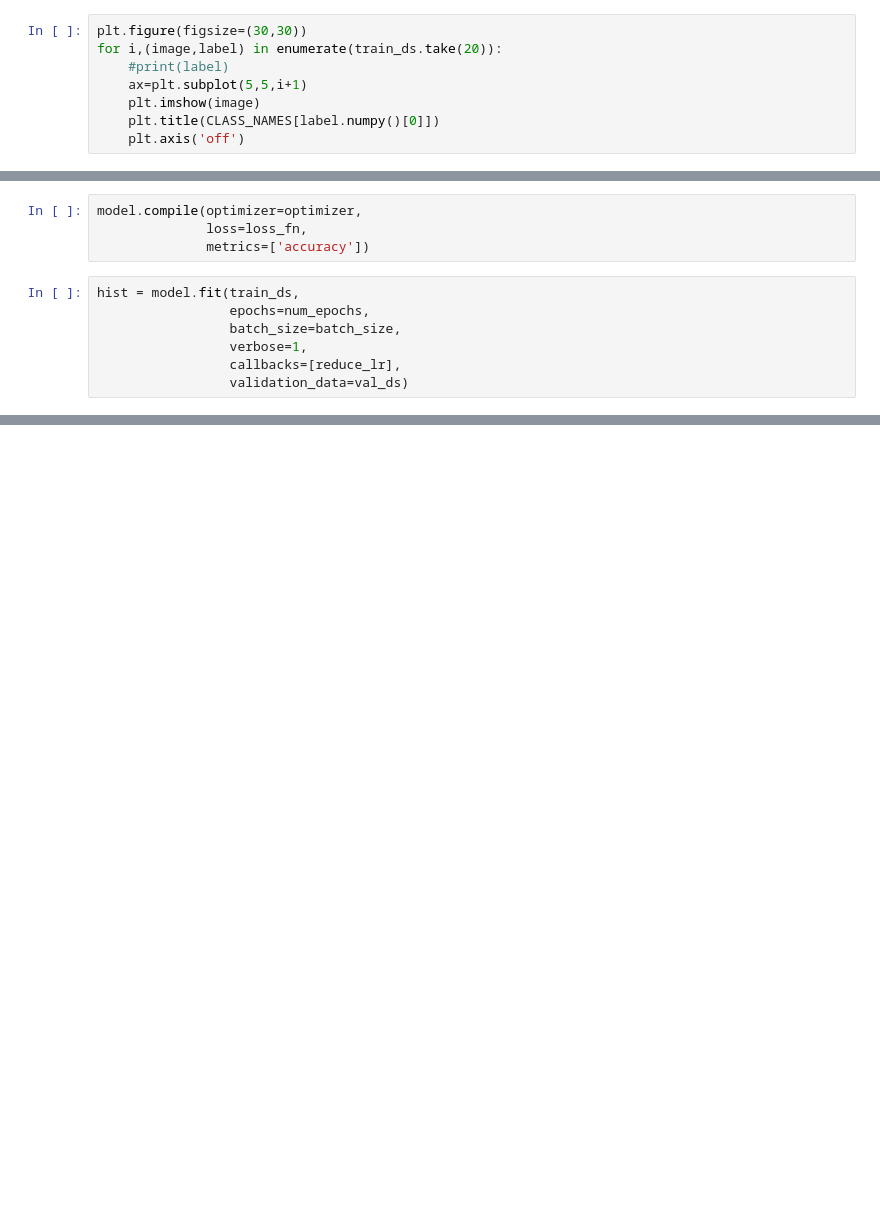
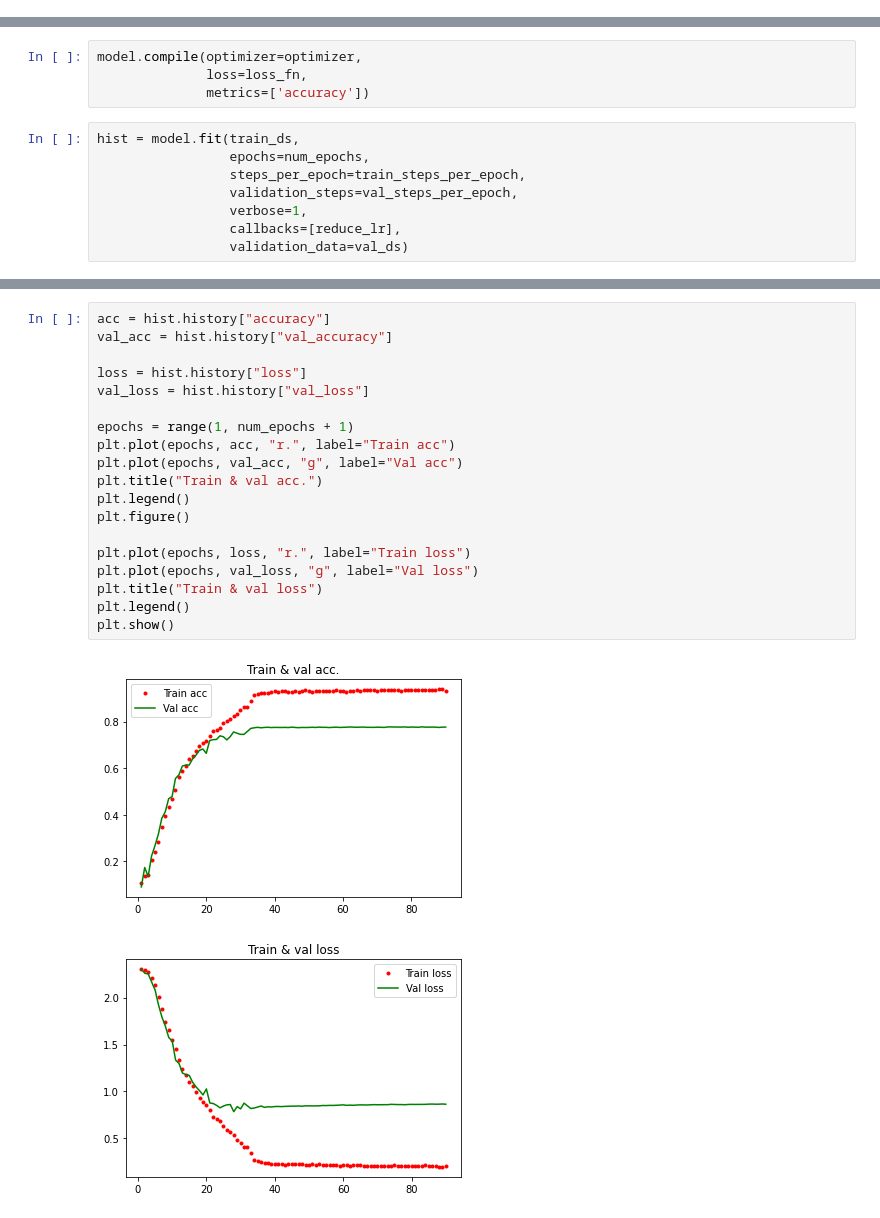
Before and after one commit to GeunCheolOh/build_the_model, a Jupyter notebook: AlexNet/AlexNet_on_imagenette.ipynb, the cells around one changed output, grey strips where cells are left out. Cells and saved outputs as stored; diff of their text form; blank space fills up the shorter version.

```diff
--- a/AlexNet/AlexNet_on_imagenette.ipynb
+++ b/AlexNet/AlexNet_on_imagenette.ipynb
@@ -32,11 +28,3 @@ Dataset imagenette downloaded and prepared to /root/tensorflow_datasets/imagenet
-# %%
-plt.figure(figsize=(30,30))
-for i,(image,label) in enumerate(train_ds.take(20)):
-    #print(label)
-    ax=plt.subplot(5,5,i+1)
-    plt.imshow(image)
-    plt.title(CLASS_NAMES[label.numpy()[0]])
-    plt.axis('off')
 # %%
 fig = tfds.show_examples(train_ds, ds_info)
 # %% [output]
@@ -298,7 +286,8 @@ model.compile(optimizer=optimizer,
 # %%
 hist = model.fit(train_ds,
                  epochs=num_epochs,
-                 batch_size=batch_size,
+                 steps_per_epoch=train_steps_per_epoch,
+                 validation_steps=val_steps_per_epoch,
                  verbose=1,
                  callbacks=[reduce_lr],
                  validation_data=val_ds)
@@ -306,0 +314,22 @@ Epoch 1/90
+# %%
+acc = hist.history["accuracy"]
+val_acc = hist.history["val_accuracy"]
+
+loss = hist.history["loss"]
+val_loss = hist.history["val_loss"]
+
+epochs = range(1, num_epochs + 1)
+plt.plot(epochs, acc, "r.", label="Train acc")
+plt.plot(epochs, val_acc, "g", label="Val acc")
+plt.title("Train & val acc.")
+plt.legend()
+plt.figure()
+
+plt.plot(epochs, loss, "r.", label="Train loss")
+plt.plot(epochs, val_loss, "g", label="Val loss")
+plt.title("Train & val loss")
+plt.legend()
+plt.show()
+# %% [output]
+[figure, added]
+[figure, added]
```
Also changed, not shown: parts of 4 cells of this notebook.
